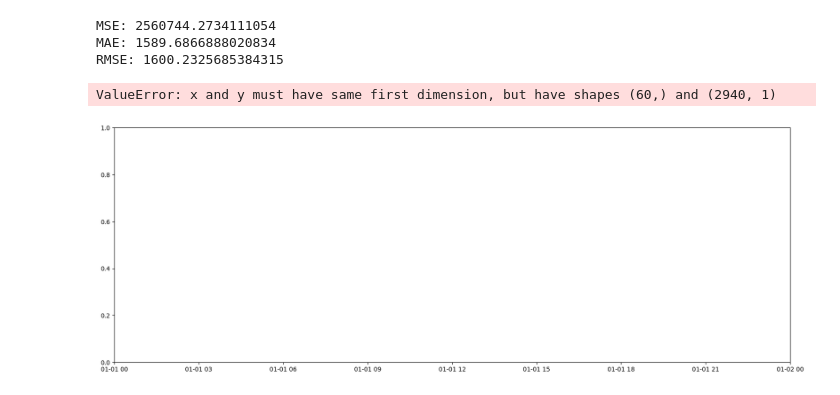
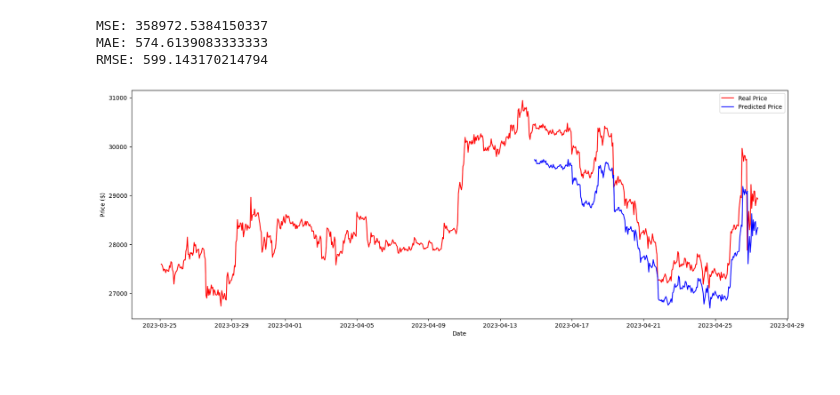
Before and after one commit to Ed-Tari/api_binance, a Jupyter notebook: main_file.ipynb, the cells around one changed output. Cells and saved outputs as stored; diff of their text form; code cells hidden in the pictures; blank space fills up the shorter version.

```diff
--- a/main_file.ipynb
+++ b/main_file.ipynb
@@ -104,3 +47,0 @@ plt.show()
-# %%
-sc = MinMaxScaler(feature_range = (0, 1))
-train_scaled = sc.fit_transform(train)
@@ -122,36 +95,14 @@ y_train = np.stack(y_train)
 # %%
-df_ = df.iloc[:,4:5].values
-inputs = df_[df_.shape[0] - test.shape[0] -window :]
+
+dataset_total = np.vstack((train_set, test_set))
+inputs = dataset_total[dataset_total.shape[0] - test_set.shape[0] - window:]
 inputs = inputs.reshape(-1,1)
 inputs = sc.transform(inputs)
 
-num_2 = df_.shape[0] - num_shape + window
-
+num_2 = dataset_total.shape[0] - set_shape + window
 X_test = []
-
 for i in range(window, num_2):
-    X_test_ = np.reshape(inputs[i-window:i], (window, 1))
-    X_test.append(X_test_)
+  X_test_ = np.reshape(inputs[i-window:i, 0], (window, 1))
+  X_test.append(X_test_)
 
 X_test = np.stack(X_test)
-# %%
-# Initializing the Recurrent Neural Network
-model = Sequential()
-#Adding the first LSTM layer with a sigmoid activation function and some Dropout regularization
-#Units - dimensionality of the output space
-
-model.add(LSTM(units = 120, return_sequences = True, input_shape = (X_train.shape[1], 1)))
-model.add(Dropout(0.2))
-
-model.add(LSTM(units = 120, return_sequences = True))
-model.add(Dropout(0.2))
-
-model.add(LSTM(units = 120, return_sequences = True))
-model.add(Dropout(0.2))
-
-model.add(LSTM(units = 120))
-model.add(Dropout(0.2))
-
-# Adding the output layer
-model.add(Dense(units = 1))
-model.summary()
@@ -176,3 +108,0 @@ _________________________________________________________________
-# %%
-model.compile(optimizer = 'adam', loss = 'mean_squared_error')
-model.fit(X_train, y_train, epochs = 100, batch_size = 32)
@@ -211,22 +114,21 @@ df_pred.columns = ['pred','real','Date']
 # %%
-diff = predict - test
+diff = predict - test_set
 
 print("MSE:", np.mean(diff**2))
 print("MAE:", np.mean(abs(diff)))
 print("RMSE:", np.sqrt(np.mean(diff**2)))
 # %% [output]
-MSE: 2560744.2734111054
-MAE: 1589.6866888020834
-RMSE: 1600.2325685384315
+MSE: 358972.5384150337
+MAE: 574.6139083333333
+RMSE: 599.143170214794
 # %%
 plt.figure(figsize=(20,7))
-plt.plot(df['kline_open_time'][num_shape:], df.iloc[:num_shape,4:5].values, color = 'red', label = 'Real Price')
-plt.plot(df['kline_open_time'][-predict.shape[0]:], predict, color = 'blue', label = 'Predicted Price')
+plt.plot(kline_data['kline_open_time'][set_shape-500:], kline_data.iloc[set_shape-500:,4:5].values, color = 'red', label = 'Real Price')
+plt.plot(kline_data['kline_open_time'][-predict.shape[0]:], predict, color = 'blue', label = 'Predicted Price')
 plt.xlabel('Date')
 plt.ylabel('Price ($)')
 plt.legend()
 plt.show()
 # %% [output]
-ValueError: x and y must have same first dimension, but have shapes (60,) and (2940, 1)
-[figure, old version]
+[figure, new version]
 # %%
```
Also changed, not shown: parts of 30 cells of this notebook, 2 other files.
